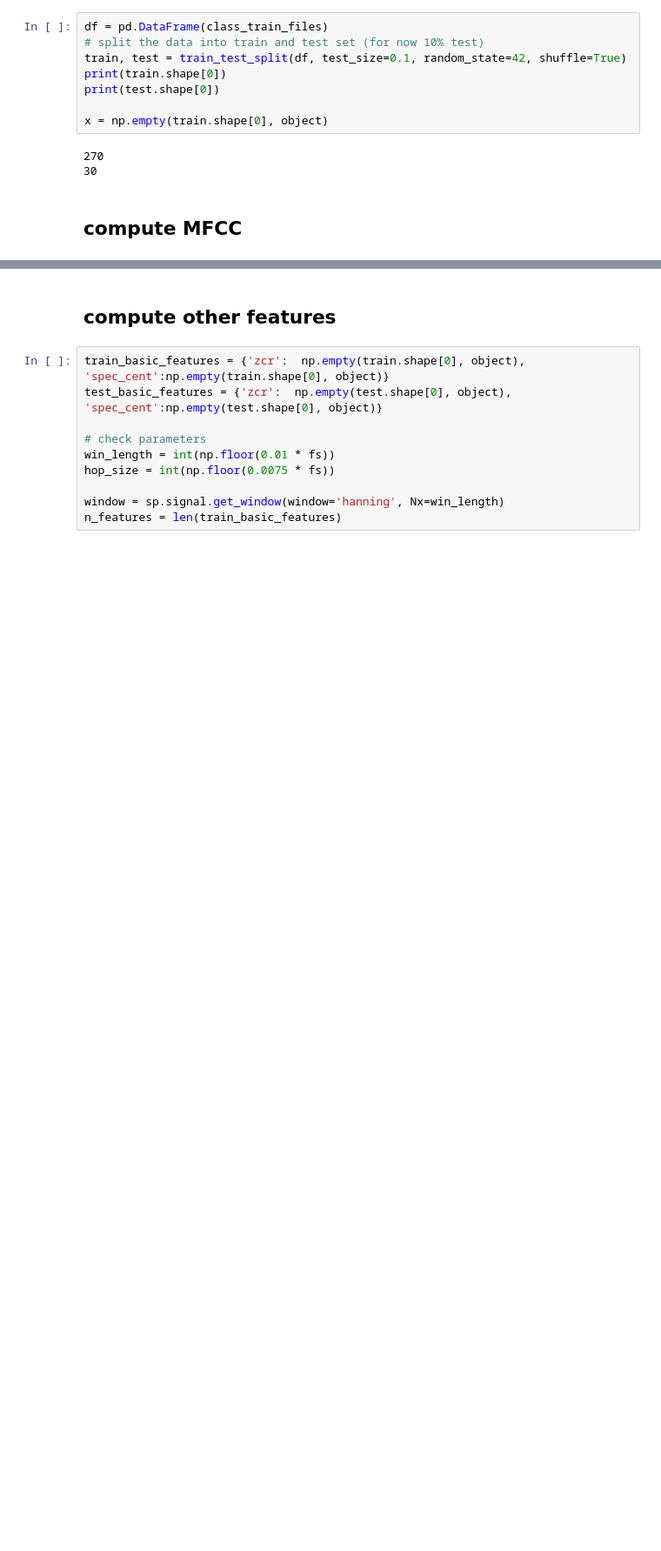
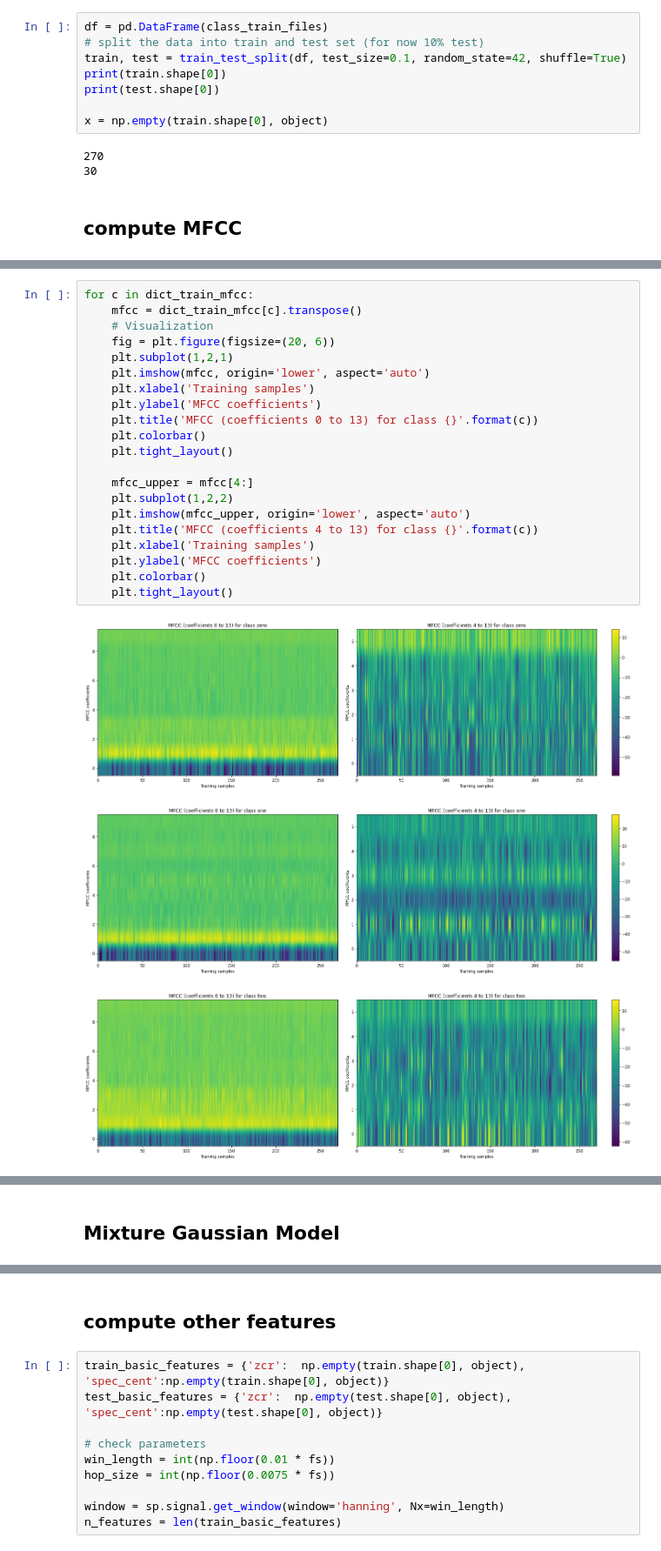
Before and after one commit to FrancescoZumo/CMLS-homework-1, a Jupyter notebook: spoken_digit_classification.ipynb, the cells around one changed output, grey strips where cells are left out. Shown at 87% size. Drawn from its saved outputs; the diff is of its cells as text; blank space fills up the shorter version.

```diff
--- a/spoken_digit_classification.ipynb
+++ b/spoken_digit_classification.ipynb
@@ -152,0 +103,25 @@ array([ 20.36855888, -14.86614227,  12.6977663 ,  -8.94446945,
+# %%
+for c in dict_train_mfcc:
+    mfcc = dict_train_mfcc[c].transpose()
+    # Visualization
+    fig = plt.figure(figsize=(20, 6))
+    plt.subplot(1,2,1)
+    plt.imshow(mfcc, origin='lower', aspect='auto')
+    plt.xlabel('Training samples')
+    plt.ylabel('MFCC coefficients')
+    plt.title('MFCC (coefficients 0 to 13) for class {}'.format(c))
+    plt.colorbar()
+    plt.tight_layout()
+
+    mfcc_upper = mfcc[4:]
+    plt.subplot(1,2,2)
+    plt.imshow(mfcc_upper, origin='lower', aspect='auto')
+    plt.title('MFCC (coefficients 4 to 13) for class {}'.format(c))
+    plt.xlabel('Training samples')
+    plt.ylabel('MFCC coefficients')
+    plt.colorbar()
+    plt.tight_layout()
+# %% [output]
+[figure, added]
+[figure, added]
+[figure, added]
@@ -152,0 +135,2 @@ array([ 20.36855888, -14.86614227,  12.6977663 ,  -8.94446945,
+# %% [markdown]
+## Mixture Gaussian Model
```
Also changed, not shown: parts of 55 cells of this notebook.
